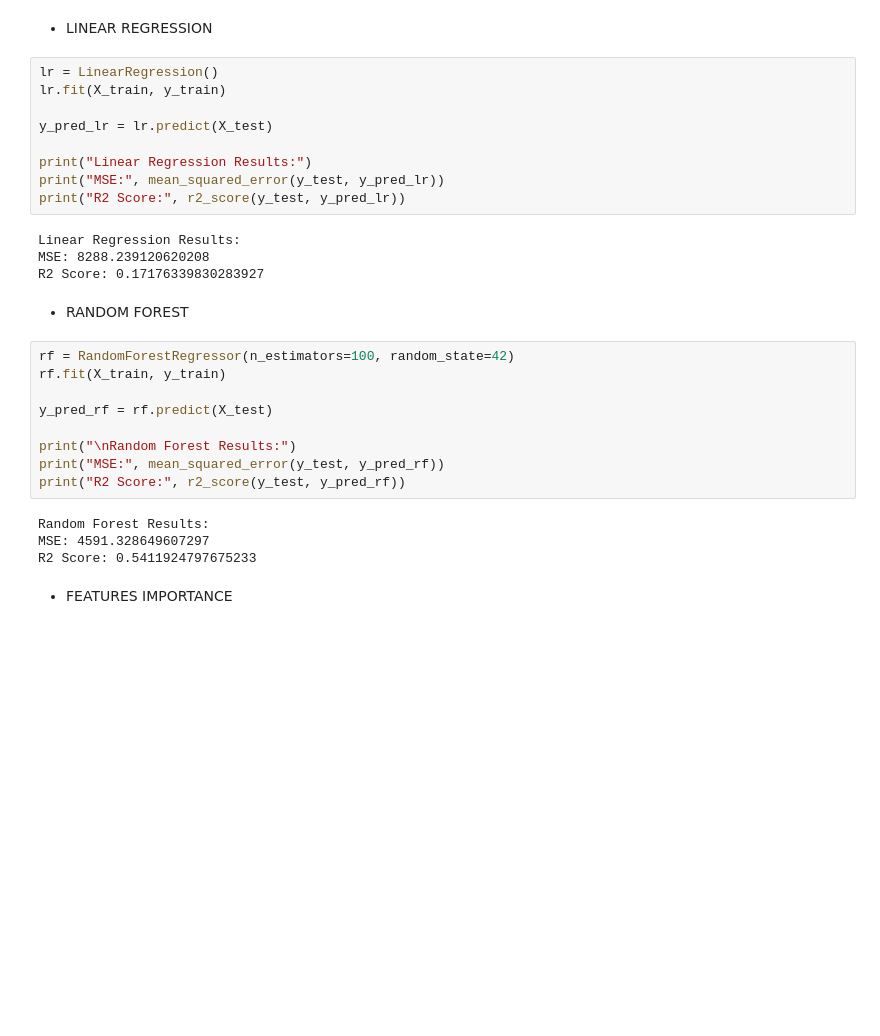
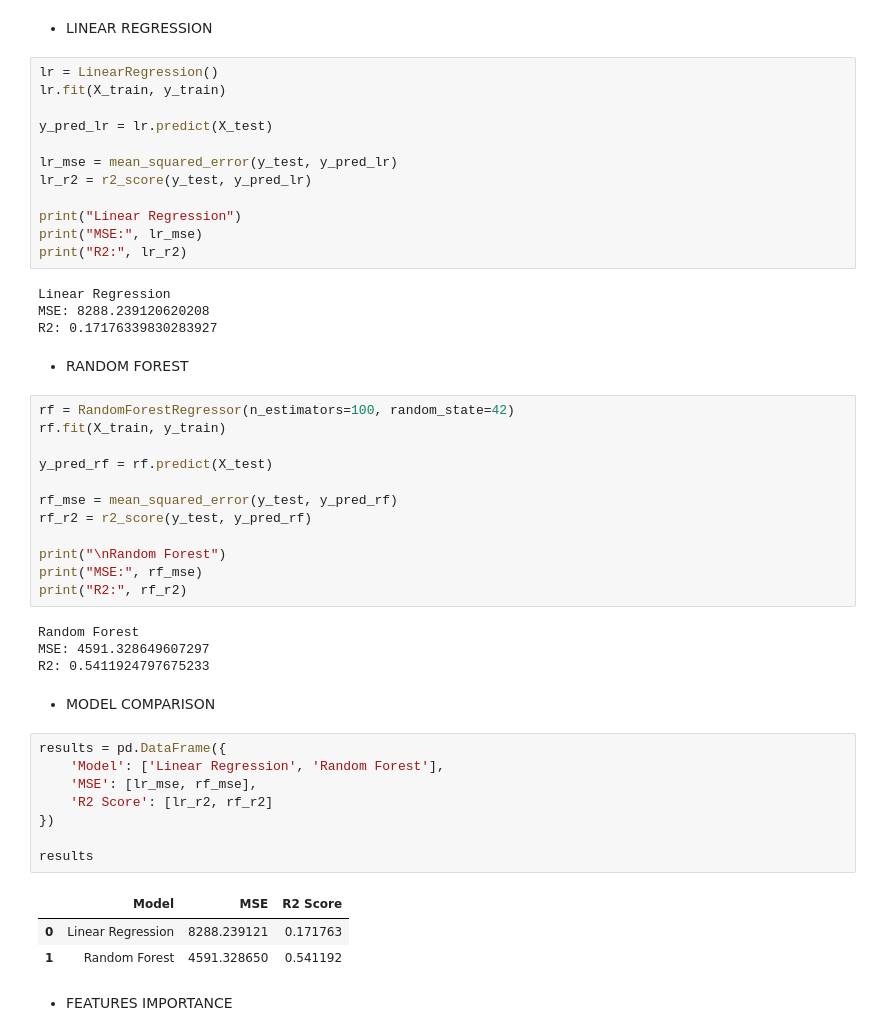
Before and after one commit to ansarisarwarhussain2004-bo/appliance-energy-prediction, a Jupyter notebook: energy_project.ipynb, the cells around one changed output. Saved outputs shown, nothing was run; the diff lists cells and outputs as text; blank space fills up the shorter version.

```diff
--- a/energy_project.ipynb
+++ b/energy_project.ipynb
@@ -120,13 +129,16 @@ lr.fit(X_train, y_train)
 
 y_pred_lr = lr.predict(X_test)
 
-print("Linear Regression Results:")
-print("MSE:", mean_squared_error(y_test, y_pred_lr))
-print("R2 Score:", r2_score(y_test, y_pred_lr))
+lr_mse = mean_squared_error(y_test, y_pred_lr)
+lr_r2 = r2_score(y_test, y_pred_lr)
+
+print("Linear Regression")
+print("MSE:", lr_mse)
+print("R2:", lr_r2)
 # %% [output]
-Linear Regression Results:
+Linear Regression
 MSE: 8288.239120620208
-R2 Score: 0.17176339830283927
+R2: 0.17176339830283927
 # %% [markdown]
 * RANDOM FOREST
 # %%
@@ -135,13 +147,30 @@ rf.fit(X_train, y_train)
 
 y_pred_rf = rf.predict(X_test)
 
-print("\nRandom Forest Results:")
-print("MSE:", mean_squared_error(y_test, y_pred_rf))
-print("R2 Score:", r2_score(y_test, y_pred_rf))
+rf_mse = mean_squared_error(y_test, y_pred_rf)
+rf_r2 = r2_score(y_test, y_pred_rf)
+
+print("\nRandom Forest")
+print("MSE:", rf_mse)
+print("R2:", rf_r2)
 # %% [output]
-Random Forest Results:
+Random Forest
 MSE: 4591.328649607297
-R2 Score: 0.5411924797675233
+R2: 0.5411924797675233
+# %% [markdown]
+* MODEL COMPARISON
+# %%
+results = pd.DataFrame({
+    'Model': ['Linear Regression', 'Random Forest'],
+    'MSE': [lr_mse, rf_mse],
+    'R2 Score': [lr_r2, rf_r2]
+})
+
+results
+# %% [output]
+|  | Model | MSE | R2 Score |
+| 0 | Linear Regression | 8288.239121 | 0.171763 |
+| 1 | Random Forest | 4591.328650 | 0.541192 |
 # %% [markdown]
 * FEATURES IMPORTANCE
 # %%
```
Also changed, not shown: parts of 8 cells of this notebook, 8 other files.
